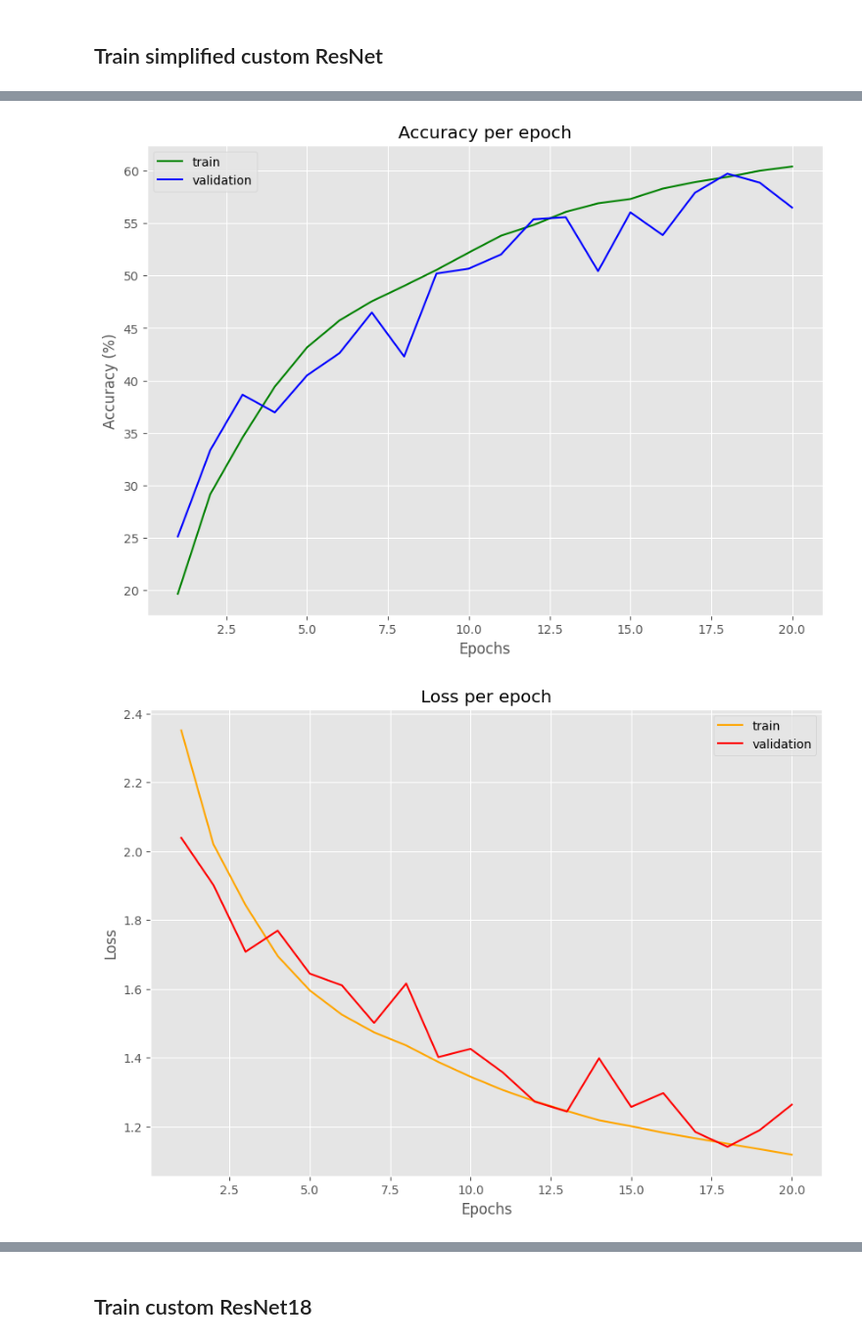
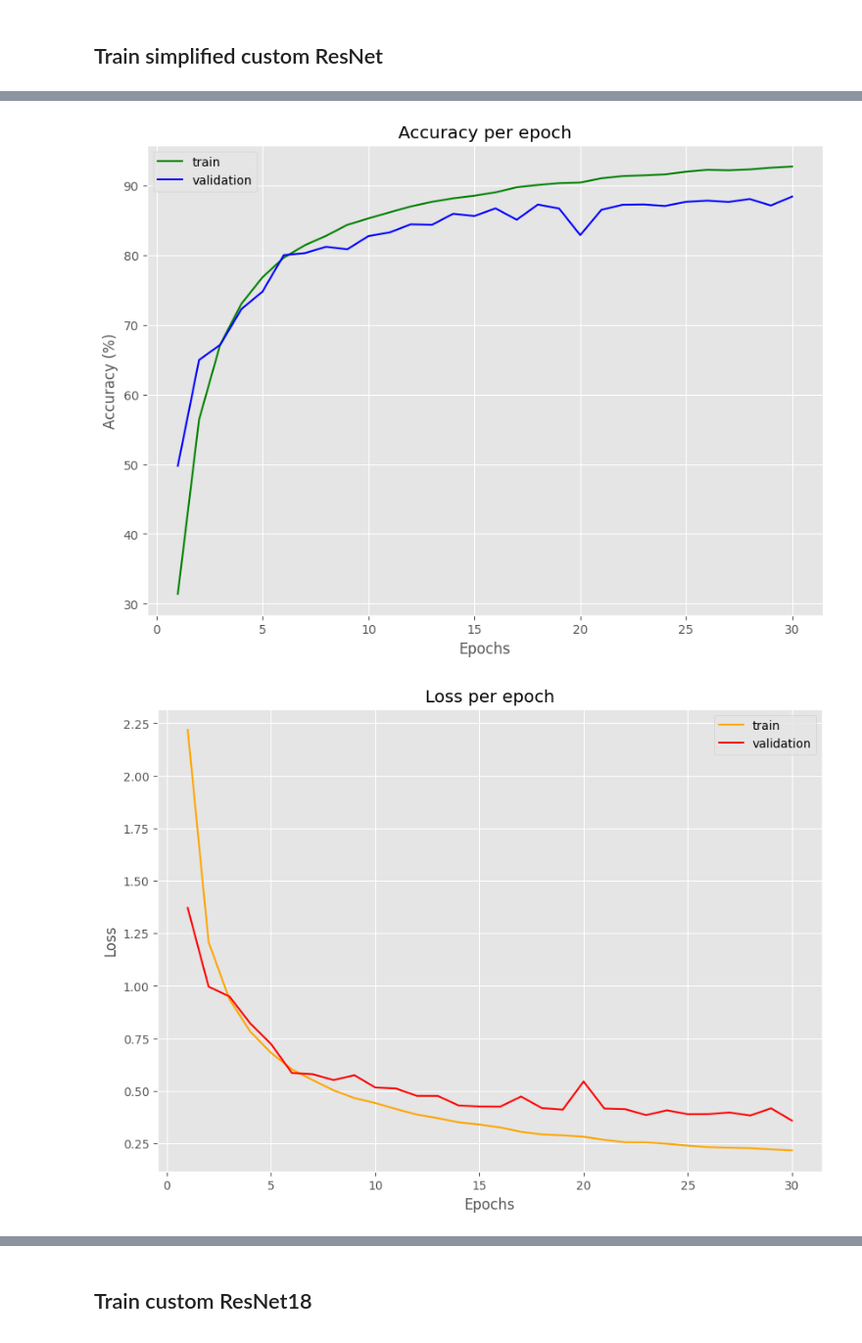
Before and after one commit to myng15/xAI-project-computer-vision, a Jupyter notebook: project-step-0-train-CNN-cifar10.ipynb, the cells around one changed output, grey strips where cells are left out. Shown at 98% size. Saved outputs shown, nothing was run; the diff lists cells and outputs as text; code cells hidden in the pictures.

```diff
--- a/project-step-0-train-CNN-cifar10.ipynb
+++ b/project-step-0-train-CNN-cifar10.ipynb
@@ -137,4 +201,0 @@ train(num_classes=num_classes, model=model, model_name='simple_convnet',
-# %%
-# Hyperparamter (optim_code: _469)
-lr = 0.01
-epochs = 20
@@ -262,9 +299,10 @@ Test Accuracy of truck: 86.80% (868.0/1000.0)
 # %% [markdown]
 ## Train simple custom CNN v2
 # %%
-# Hyperparameters (optim_code: _135)
+# Hyperparameters (optim_code: _1359)
+epochs = 20
 l2 = 0.0001 # L2-norm for weight regularization (weight decay)
-grad_clip = 0.1
+grad_clip = 0.1 #None
 
 train_transform = transforms.Compose([
     transforms.RandomCrop(32, padding=4),
@@ -272,6 +310,11 @@ train_transform = transforms.Compose([
     transforms.ToTensor(),
     transforms.Normalize(mean_train, std_train),
 ])
+
+test_transform = transforms.Compose([
+    transforms.ToTensor(),
+    transforms.Normalize(mean_train, std_train) # NOT mean_test, std_test
+])
 # %%
 # Specify model
 model = models.get_model('simple_convnet_v2', batch_size, num_classes)
@@ -616,17 +495,12 @@ Test Accuracy of truck: 88.60% (886.0/1000.0)
 # %%
-# Hyperparameters (optim_code: _359d)
-epochs = 20
+# Hyperparameters (optim_code: _135i)
+epochs = 30
 l2 = 0.0001 # L2-norm for weight regularization (weight decay)
 grad_clip = 0.1
 
 train_transform = transforms.Compose([
-    transforms.AutoAugment(transforms.AutoAugmentPolicy.CIFAR10),
     transforms.RandomCrop(32, padding=4),
-    transforms.RandomRotation(10),
     transforms.RandomHorizontalFlip(), # p=0.5 by default, which means there's a 50% chance that the image will be horizontally flipped
-    transforms.RandomVerticalFlip(),  # p=0.5 by default
-    transforms.GaussianBlur(kernel_size=5),
-    transforms.ColorJitter(brightness=0.2, contrast=0.2, saturation=0.2, hue=0.2),
     transforms.ToTensor(),
     transforms.Normalize(mean_train, std_train),
 ])
@@ -666,7 +540,7 @@ train(num_classes=num_classes, model=model, model_name='resnet_custom_simplified
       lr_scheduler=lr_scheduler,
       loss_func=loss_func, optimizer=optimizer, grad_clip=grad_clip,
       train_transform=train_transform, test_transform=test_transform,
-      optim_code='_359d')
+      optim_code='_135i')
 # %% [output]
 Random seed 42 has been set.
 Files already downloaded and verified
@@ -686,5 +560,5 @@ Epoch: 020/020   Train Loss: 1.1177 | Train Acc.: 60.40% | Validation Loss: 1.26
 --------------------------------------------------
 Saving final model...
-[figure, old version]
+[figure, new version]
-[figure, old version]
+[figure, new version]
 TRAINING FINISHED
```
Also changed, not shown: parts of 87 cells of this notebook, 9 other files.
